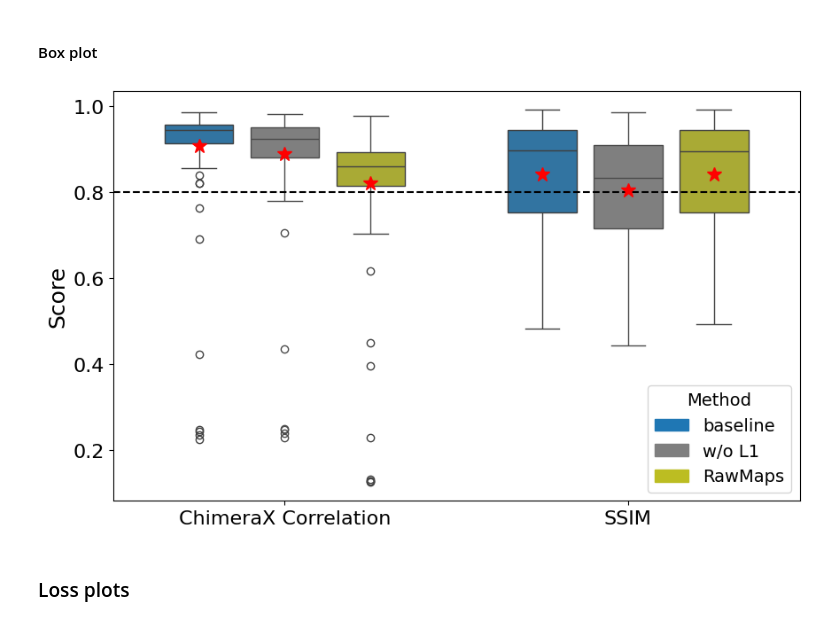
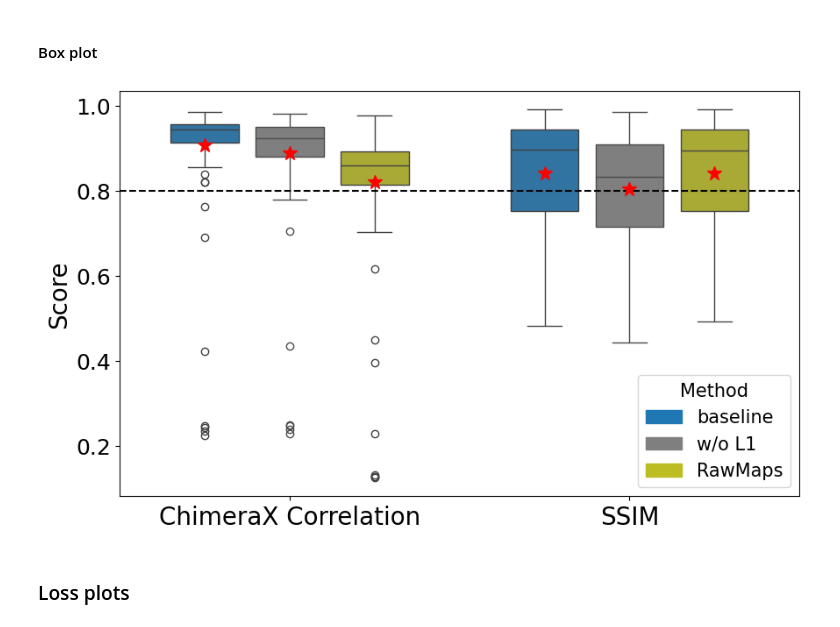
Before and after one commit to chenwei-zhang/struc2mapGAN, a Jupyter notebook: notebooks/evaluate_plot.ipynb, the cells around one changed output. Saved outputs shown, nothing was run; the diff lists cells and outputs as text; code cells hidden in the pictures.

```diff
--- a/notebooks/evaluate_plot.ipynb
+++ b/notebooks/evaluate_plot.ipynb
@@ -838,6 +846,11 @@ fig, ax = plt.subplots(figsize=(10, 6))
 colors = [sns.color_palette("tab10")[0], sns.color_palette("tab10")[7], sns.color_palette("tab10")[8]]
 meanprops = {"marker": "*", "markerfacecolor": "red", "markeredgecolor": "red", "markersize": "12"}
 
+# Set font size
+fontsize = 20  # Size for titles/labels/ticks
+legendsize=15
+hlinewidth = 0.8
+
 # Manual positions
 positions = {
     'baseline': [1, 5],
@@ -845,39 +858,39 @@ positions = {
     'RawMaps': [3, 7]
 }
 
 # Plot each method separately with correct positions for each metric
 for method, pos in positions.items():
     sns.boxplot(
         x='Metric',
         y='Value',
         data=df_ab[df_ab['Method'] == method],
         color=colors[list(positions.keys()).index(method)],
         width=0.8,
         showmeans=True,
         meanprops=meanprops,
         ax=ax,
         positions=pos  # Use the custom positions defined
     )
 
 # customizing the plot
 ax.set_xlim(0, 8)
+ax.tick_params(labelsize=18)
 ax.set_xticks([2, 6])
-ax.set_xticklabels(['ChimeraX Correlation', 'SSIM'])
-ax.axhline(y=0.8, color='k', linestyle='--')
-ax.set_ylabel('Score', fontsize=18)
+ax.set_xticklabels(['ChimeraX Correlation', 'SSIM'], fontsize=fontsize)
+ax.axhline(y=hlinewidth, color='k', linestyle='--')
+ax.set_ylabel('Score', fontsize=fontsize)
 ax.set_xlabel('')
-ax.tick_params(labelsize=16)
 
 # Customize legend handles
 legend_handles = [mpatches.Patch(color=colors[i], label=method) for i, method in enumerate(['baseline', 'w/o L1', 'RawMaps'])]
-ax.legend(handles=legend_handles, title='Method', fontsize=14, title_fontsize=14)
+ax.legend(handles=legend_handles, title='Method', fontsize=legendsize, title_fontsize=legendsize)
 
 plt.show()
 
 # save to pdf
 fig.savefig('ablation_boxplot.pdf', bbox_inches='tight')
 # %% [output]
-[figure, old version]
+[figure, new version]
 # %% [markdown]
 ### Loss plots
 # %%
```
Also changed, not shown: parts of 3 cells of this notebook, 1 other file.
